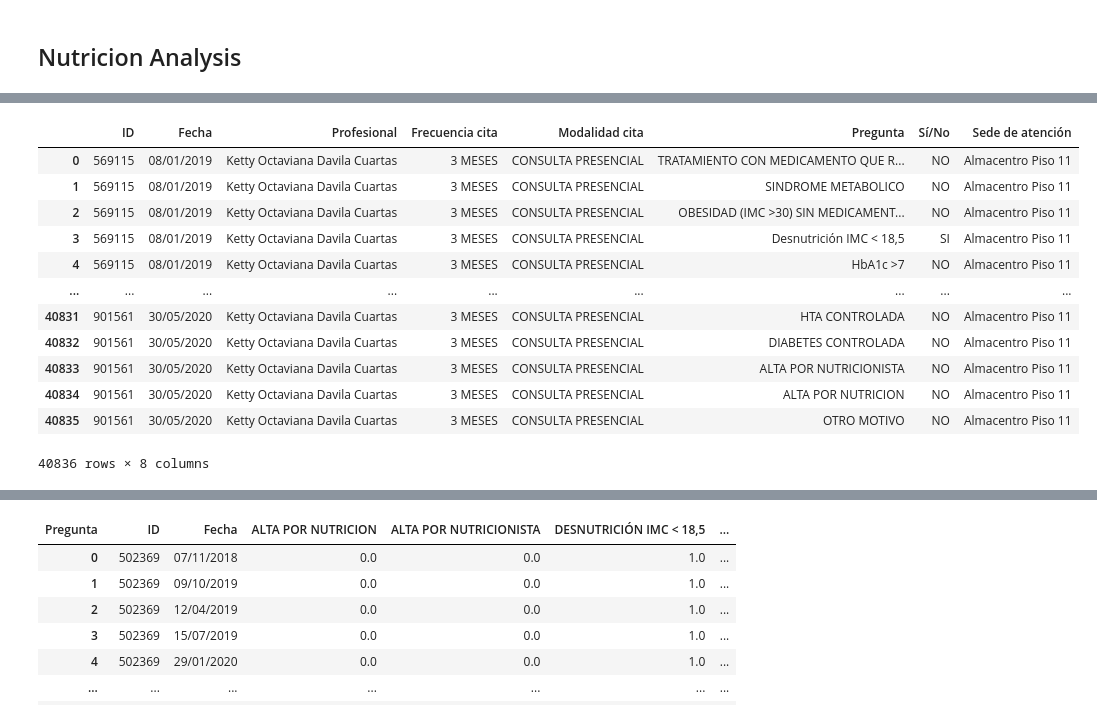
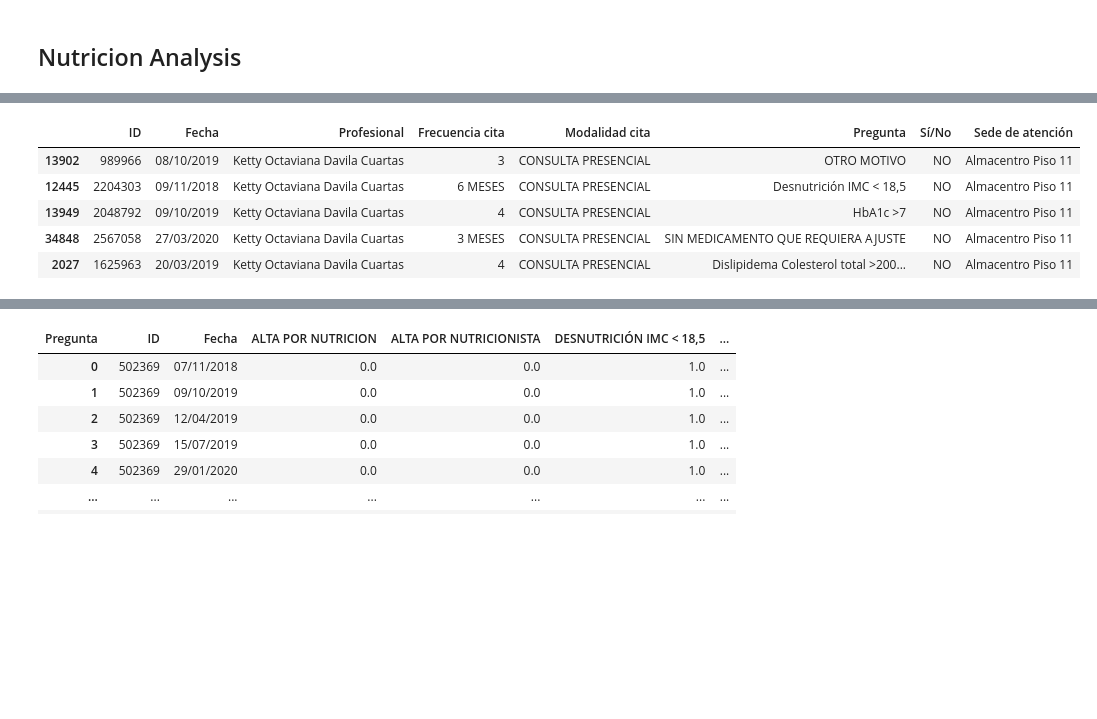
Before and after one commit to mavalderrama/helpharma, a Jupyter notebook: notebooks/Nutricion_EDA.ipynb, the cells around one changed output, grey strips where cells are left out. Cells and saved outputs as stored; diff of their text form; code cells hidden in the pictures; blank space fills up the shorter version.

```diff
--- a/notebooks/Nutricion_EDA.ipynb
+++ b/notebooks/Nutricion_EDA.ipynb
@@ -5,7 +5,7 @@ import pandas as pd
 import numpy as np
 from sqlalchemy import create_engine, text
 
-pd.options.display.max_rows = 20
+#pd.options.display.max_rows = 20
 # %%
 %load_ext sql
 #%sql postgresql://ds4a_demo_user:am3ricas@database-3.c2t89i7anl0r.us-east-1.rds.amazonaws.com/adventuretime
@@ -50,3 +37,3 @@ OperationalError: (psycopg2.OperationalError) server closed the connection unexp
 # %%
-nutricion
+nutricion.sample(5)
 # %% [output]
@@ -55,16 +40,9 @@ Wall time: 5.72 µs
 |  | ID | Fecha | Profesional | Frecuencia cita | Modalidad cita | Pregunta | Sí/No | Sede de atención |
-| 0 | 569115 | 08/01/2019 | Ketty Octaviana Davila Cuartas | 3 MESES | CONSULTA PRESENCIAL | TRATAMIENTO CON MEDICAMENTO QUE R... | NO | Almacentro Piso 11 |
-| 1 | 569115 | 08/01/2019 | Ketty Octaviana Davila Cuartas | 3 MESES | CONSULTA PRESENCIAL | SINDROME METABOLICO | NO | Almacentro Piso 11 |
-| 2 | 569115 | 08/01/2019 | Ketty Octaviana Davila Cuartas | 3 MESES | CONSULTA PRESENCIAL | OBESIDAD (IMC >30) SIN MEDICAMENT... | NO | Almacentro Piso 11 |
-| 3 | 569115 | 08/01/2019 | Ketty Octaviana Davila Cuartas | 3 MESES | CONSULTA PRESENCIAL | Desnutrición IMC < 18,5 | SI | Almacentro Piso 11 |
-| 4 | 569115 | 08/01/2019 | Ketty Octaviana Davila Cuartas | 3 MESES | CONSULTA PRESENCIAL | HbA1c >7 | NO | Almacentro Piso 11 |
-| ... | ... | ... | ... | ... | ... | ... | ... | ... |
-| 40831 | 901561 | 30/05/2020 | Ketty Octaviana Davila Cuartas | 3 MESES | CONSULTA PRESENCIAL | HTA CONTROLADA | NO | Almacentro Piso 11 |
-| 40832 | 901561 | 30/05/2020 | Ketty Octaviana Davila Cuartas | 3 MESES | CONSULTA PRESENCIAL | DIABETES CONTROLADA | NO | Almacentro Piso 11 |
-| 40833 | 901561 | 30/05/2020 | Ketty Octaviana Davila Cuartas | 3 MESES | CONSULTA PRESENCIAL | ALTA POR NUTRICIONISTA | NO | Almacentro Piso 11 |
-| 40834 | 901561 | 30/05/2020 | Ketty Octaviana Davila Cuartas | 3 MESES | CONSULTA PRESENCIAL | ALTA POR NUTRICION | NO | Almacentro Piso 11 |
-| 40835 | 901561 | 30/05/2020 | Ketty Octaviana Davila Cuartas | 3 MESES | CONSULTA PRESENCIAL | OTRO MOTIVO | NO | Almacentro Piso 11 |
+| 13902 | 989966 | 08/10/2019 | Ketty Octaviana Davila Cuartas | 3 | CONSULTA PRESENCIAL | OTRO MOTIVO | NO | Almacentro Piso 11 |
+| 12445 | 2204303 | 09/11/2018 | Ketty Octaviana Davila Cuartas | 6 MESES | CONSULTA PRESENCIAL | Desnutrición IMC < 18,5 | NO | Almacentro Piso 11 |
+| 13949 | 2048792 | 09/10/2019 | Ketty Octaviana Davila Cuartas | 4 | CONSULTA PRESENCIAL | HbA1c >7 | NO | Almacentro Piso 11 |
+| 34848 | 2567058 | 27/03/2020 | Ketty Octaviana Davila Cuartas | 3 MESES | CONSULTA PRESENCIAL | SIN MEDICAMENTO QUE REQUIERA AJUSTE | NO | Almacentro Piso 11 |
+| 2027 | 1625963 | 20/03/2019 | Ketty Octaviana Davila Cuartas | 4 | CONSULTA PRESENCIAL | Dislipidema Colesterol total >200... | NO | Almacentro Piso 11 |
-40836 rows × 8 columns
 # %%
 nutricion["Sede de atención"].fillna("Almacentro Piso 11", inplace=True)
 nutricion["Frecuencia cita"] = nutricion["Frecuencia cita"].apply(lambda x: x.replace(" MESES", ""))
```
Also changed, not shown: parts of 21 cells of this notebook, 1 other file.
